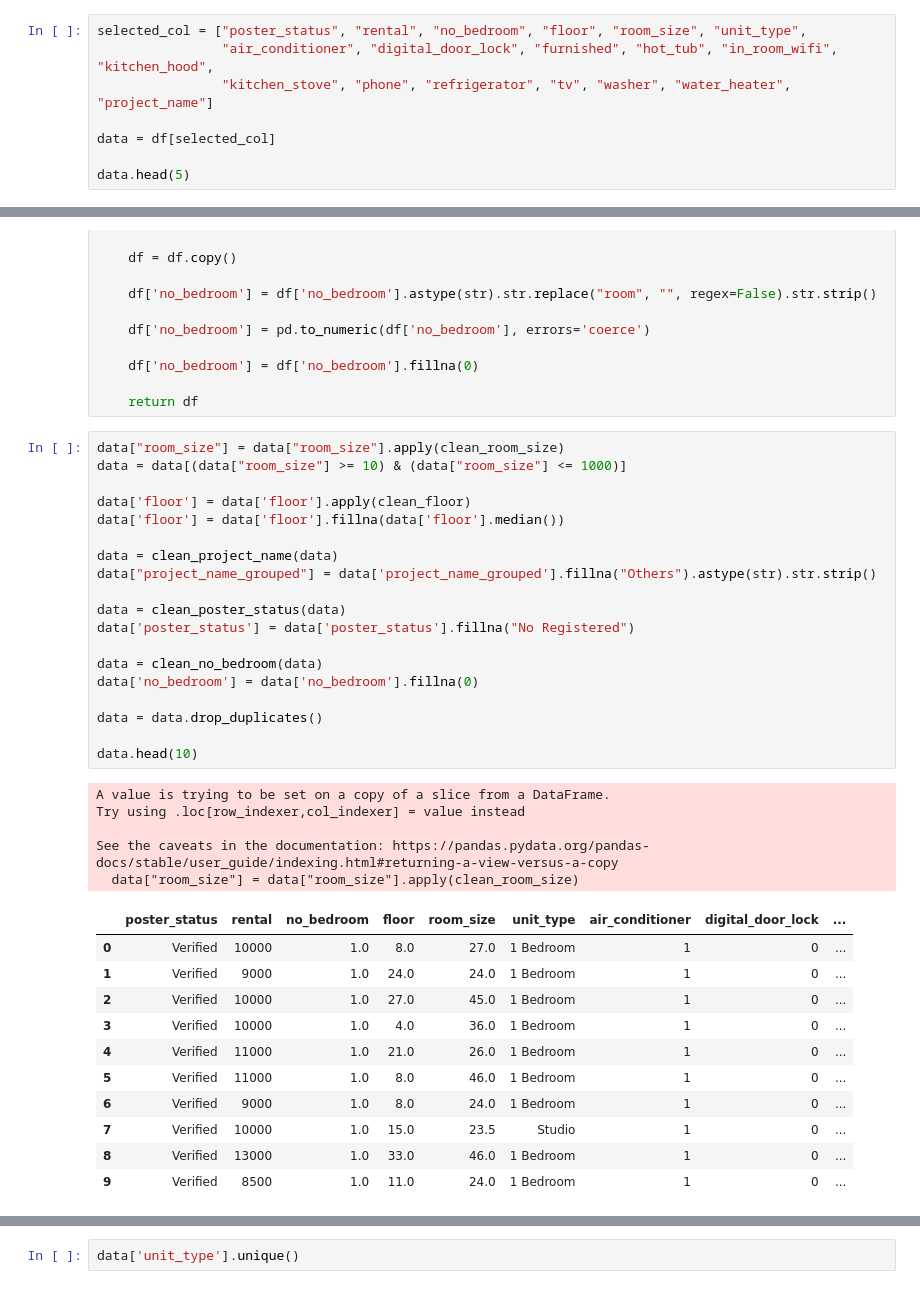
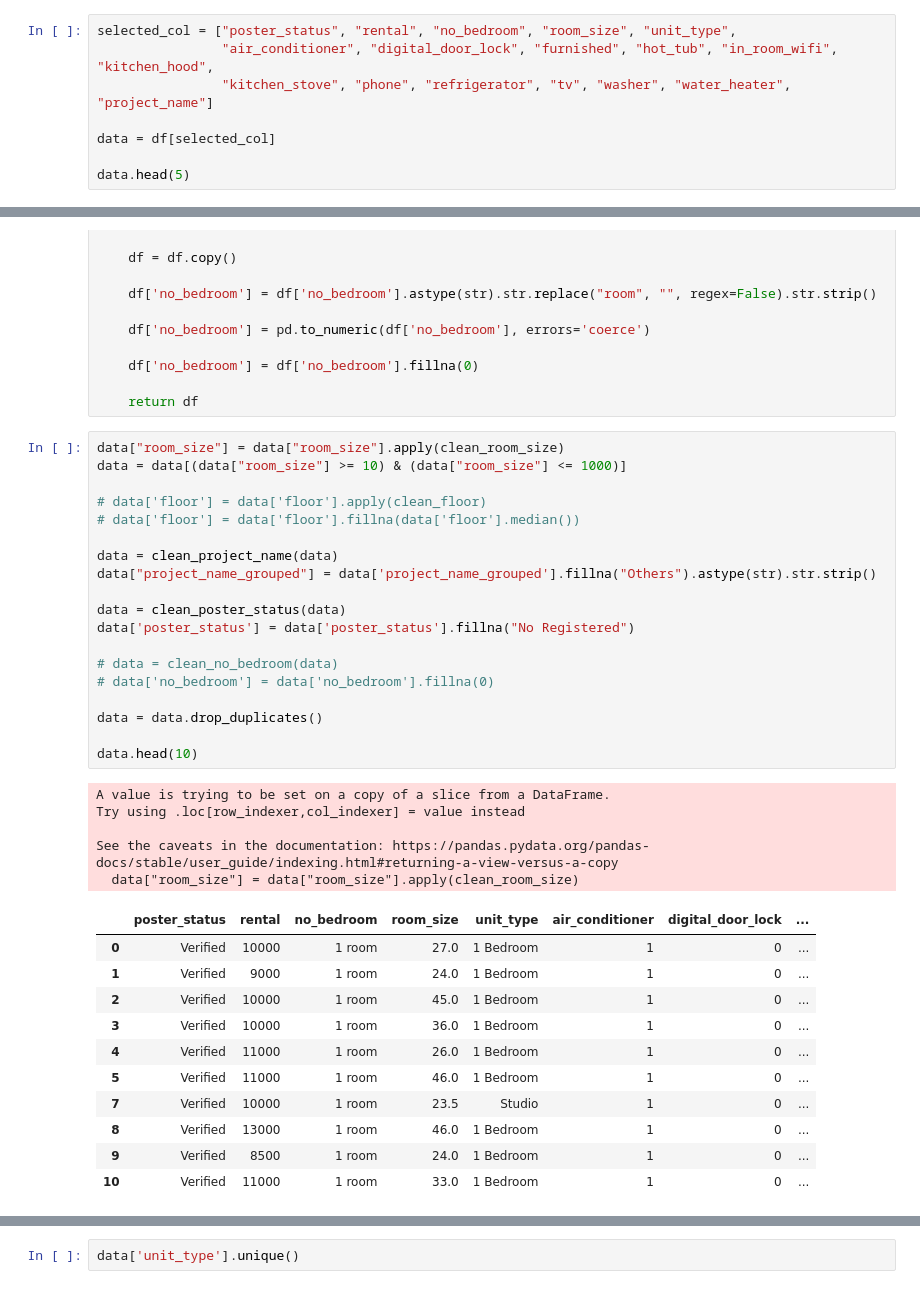
Before and after one commit to wuttipansat/streamlit-condo-bangkok, a Jupyter notebook: experiment/experiment.ipynb, the cells around one changed output, grey strips where cells are left out. Cells and saved outputs as stored; diff of their text form.

```diff
--- a/experiment/experiment.ipynb
+++ b/experiment/experiment.ipynb
@@ -47,7 +47,7 @@ Index(['room_id', 'project_id', 'post_name', 'condo_link', 'last_update',
        'project_name'],
       dtype='object')
 # %%
-selected_col = ["poster_status", "rental", "no_bedroom", "floor", "room_size", "unit_type",
+selected_col = ["poster_status", "rental", "no_bedroom", "room_size", "unit_type",
                 "air_conditioner", "digital_door_lock", "furnished", "hot_tub", "in_room_wifi", "kitchen_hood",
                 "kitchen_stove", "phone", "refrigerator", "tv", "washer", "water_heater", "project_name"]
 
@@ -180,39 +180,39 @@ def clean_no_bedroom(df):
 # %%
 data["room_size"] = data["room_size"].apply(clean_room_size)
 data = data[(data["room_size"] >= 10) & (data["room_size"] <= 1000)]
 
-data['floor'] = data['floor'].apply(clean_floor)
-data['floor'] = data['floor'].fillna(data['floor'].median())
+# data['floor'] = data['floor'].apply(clean_floor)
+# data['floor'] = data['floor'].fillna(data['floor'].median())
 
 data = clean_project_name(data)
 data["project_name_grouped"] = data['project_name_grouped'].fillna("Others").astype(str).str.strip()
 
 data = clean_poster_status(data)
 data['poster_status'] = data['poster_status'].fillna("No Registered")
 
-data = clean_no_bedroom(data)
-data['no_bedroom'] = data['no_bedroom'].fillna(0)
+# data = clean_no_bedroom(data)
+# data['no_bedroom'] = data['no_bedroom'].fillna(0)
 
 data = data.drop_duplicates()
 
 data.head(10)
 # %% [output]
 A value is trying to be set on a copy of a slice from a DataFrame.
 Try using .loc[row_indexer,col_indexer] = value instead
 
 See the caveats in the documentation: https://pandas.pydata.org/pandas-docs/stable/user_guide/indexing.html#returning-a-view-versus-a-copy
   data["room_size"] = data["room_size"].apply(clean_room_size)
-|  | poster_status | rental | no_bedroom | floor | room_size | unit_type | air_conditioner | digital_door_lock | ... |
-| 0 | Verified | 10000 | 1.0 | 8.0 | 27.0 | 1 Bedroom | 1 | 0 | ... |
-| 1 | Verified | 9000 | 1.0 | 24.0 | 24.0 | 1 Bedroom | 1 | 0 | ... |
-| 2 | Verified | 10000 | 1.0 | 27.0 | 45.0 | 1 Bedroom | 1 | 0 | ... |
-| 3 | Verified | 10000 | 1.0 | 4.0 | 36.0 | 1 Bedroom | 1 | 0 | ... |
-| 4 | Verified | 11000 | 1.0 | 21.0 | 26.0 | 1 Bedroom | 1 | 0 | ... |
-| 5 | Verified | 11000 | 1.0 | 8.0 | 46.0 | 1 Bedroom | 1 | 0 | ... |
-| 6 | Verified | 9000 | 1.0 | 8.0 | 24.0 | 1 Bedroom | 1 | 0 | ... |
-| 7 | Verified | 10000 | 1.0 | 15.0 | 23.5 | Studio | 1 | 0 | ... |
-| 8 | Verified | 13000 | 1.0 | 33.0 | 46.0 | 1 Bedroom | 1 | 0 | ... |
-| 9 | Verified | 8500 | 1.0 | 11.0 | 24.0 | 1 Bedroom | 1 | 0 | ... |
+|  | poster_status | rental | no_bedroom | room_size | unit_type | air_conditioner | digital_door_lock | ... |
+| 0 | Verified | 10000 | 1 room | 27.0 | 1 Bedroom | 1 | 0 | ... |
+| 1 | Verified | 9000 | 1 room | 24.0 | 1 Bedroom | 1 | 0 | ... |
+| 2 | Verified | 10000 | 1 room | 45.0 | 1 Bedroom | 1 | 0 | ... |
+| 3 | Verified | 10000 | 1 room | 36.0 | 1 Bedroom | 1 | 0 | ... |
+| 4 | Verified | 11000 | 1 room | 26.0 | 1 Bedroom | 1 | 0 | ... |
+| 5 | Verified | 11000 | 1 room | 46.0 | 1 Bedroom | 1 | 0 | ... |
+| 7 | Verified | 10000 | 1 room | 23.5 | Studio | 1 | 0 | ... |
+| 8 | Verified | 13000 | 1 room | 46.0 | 1 Bedroom | 1 | 0 | ... |
+| 9 | Verified | 8500 | 1 room | 24.0 | 1 Bedroom | 1 | 0 | ... |
+| 10 | Verified | 11000 | 1 room | 33.0 | 1 Bedroom | 1 | 0 | ... |
 # %%
 import matplotlib.pyplot as plt
 
```
Also changed, not shown: parts of 11 cells of this notebook, 10 other files.
